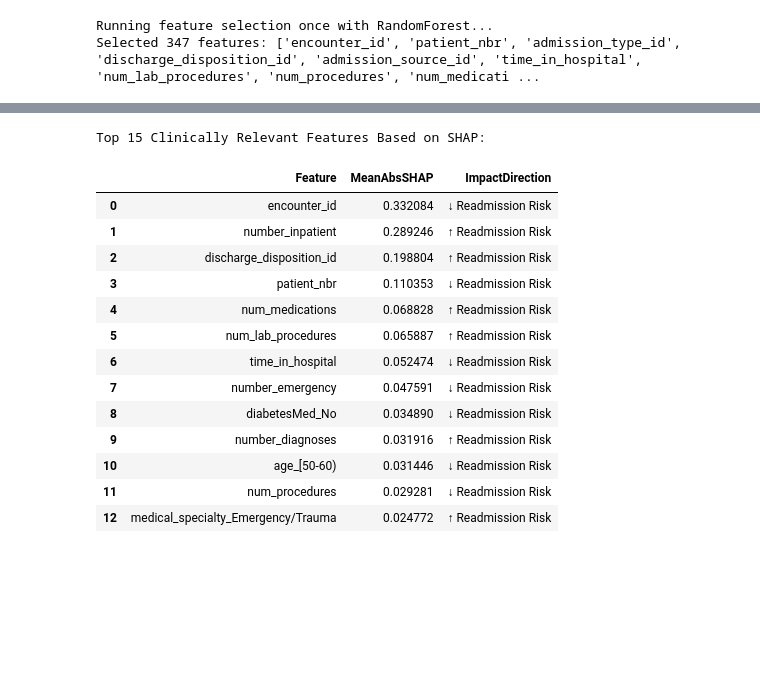
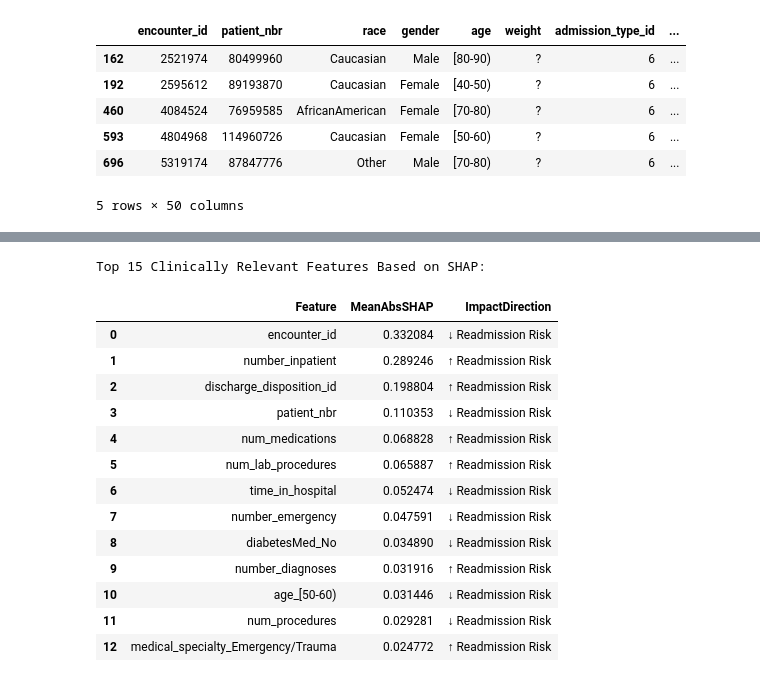
Before and after one commit to mohammadomar235791/ML-assessment, a Jupyter notebook: mytask.ipynb, the cells around one changed output, grey strips where cells are left out. Saved outputs shown, nothing was run; the diff lists cells and outputs as text; code cells hidden in the pictures; blank space fills up the shorter version.

```diff
--- a/mytask.ipynb
+++ b/mytask.ipynb
@@ -81,25 +48,12 @@ Train size: (81412, 50) Test size: (20354, 50)
-# %%
-print("Running feature selection once with RandomForest...")
-fs_model = RandomForestClassifier(n_estimators=100, random_state=42, n_jobs=-1)
-selector_pipeline = Pipeline(steps=[
-    ("preprocessor", preprocessor),
-    ("selector", SelectFromModel(fs_model))
-])
-selector_pipeline.fit(X_train, y_train)
-
-# Transform datasets
-X_train_fs = selector_pipeline.transform(X_train)
-X_test_fs = selector_pipeline.transform(X_test)
-
-# Get selected feature names
-mask = selector_pipeline.named_steps["selector"].get_support()
-feature_names_all = (
-    numeric_cols +
-    list(selector_pipeline.named_steps["preprocessor"]
-         .transformers_[1][1]["encoder"].get_feature_names_out(categorical_cols))
-)
-selected_features = [f for f, m in zip(feature_names_all, mask) if m]
-print(f"Selected {len(selected_features)} features: {selected_features[:10]}...")
-# %% [output]
-Running feature selection once with RandomForest...
-Selected 347 features: ['encounter_id', 'patient_nbr', 'admission_type_id', 'discharge_disposition_id', 'admission_source_id', 'time_in_hospital', 'num_lab_procedures', 'num_procedures', 'num_medicati ...
+# %%
+df.isnull().sum()
+df.dropna(inplace=True)
+df.head()
+# %% [output]
+|  | encounter_id | patient_nbr | race | gender | age | weight | admission_type_id | ... |
+| 162 | 2521974 | 80499960 | Caucasian | Male | [80-90) | ? | 6 | ... |
+| 192 | 2595612 | 89193870 | Caucasian | Female | [40-50) | ? | 6 | ... |
+| 460 | 4084524 | 76959585 | AfricanAmerican | Female | [70-80) | ? | 6 | ... |
+| 593 | 4804968 | 114960726 | Caucasian | Female | [50-60) | ? | 6 | ... |
+| 696 | 5319174 | 87847776 | Other | Male | [70-80) | ? | 6 | ... |
+5 rows × 50 columns
```
Also changed, not shown: parts of 6 cells of this notebook.
